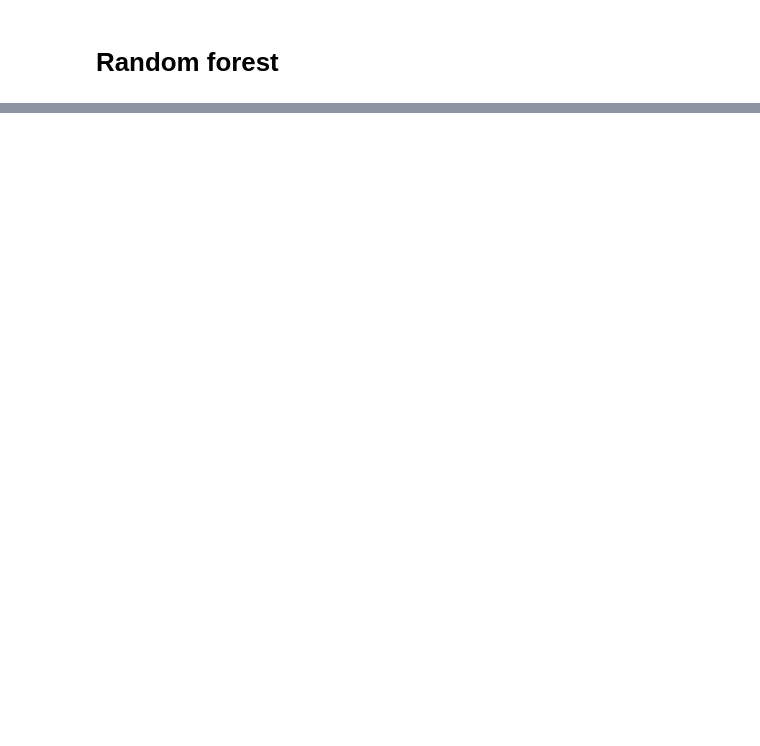
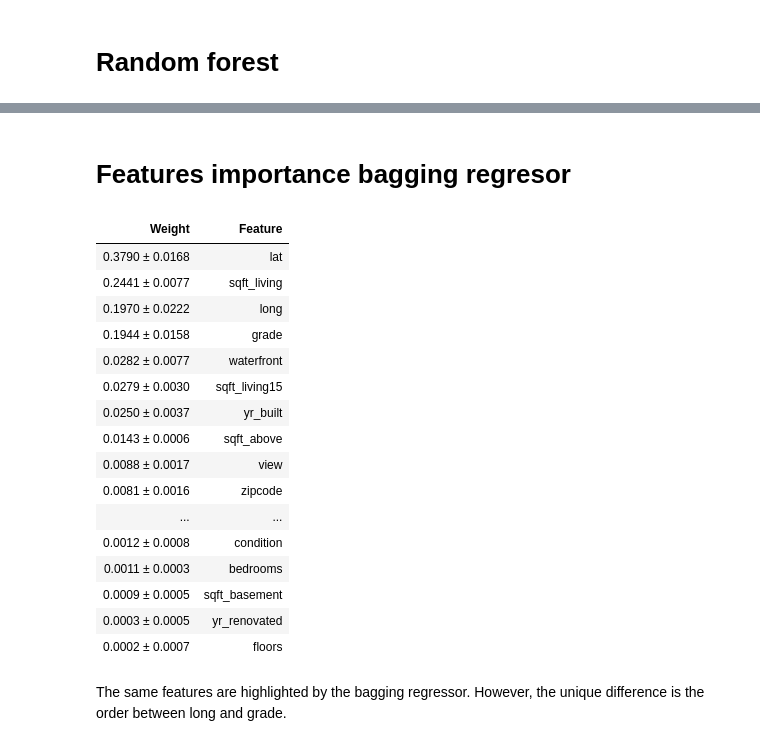
Before and after one commit to WilliamMejiaG/Homework, a Jupyter notebook: Bagged_Random_Forest.ipynb, the cells around one changed output, grey strips where cells are left out. Cells and saved outputs as stored; diff of their text form; code cells hidden in the pictures; blank space fills up the shorter version.

```diff
--- a/Bagged_Random_Forest.ipynb
+++ b/Bagged_Random_Forest.ipynb
@@ -120,0 +240,27 @@ AttributeError: ignored
+# %% [markdown]
+# Features importance bagging regresor
+# %%
+# Features importance
+my_model = BaggingRegressor(n_estimators=80,random_state=0).fit(X_train, y_train)
+perm = PermutationImportance(my_model, random_state=1).fit(X_test, y_test)
+eli5.show_weights(perm, feature_names = X_test.columns.tolist())
+# %% [output]
+| Weight | Feature |
+| 0.3790 ± 0.0168 | lat |
+| 0.2441 ± 0.0077 | sqft_living |
+| 0.1970 ± 0.0222 | long |
+| 0.1944 ± 0.0158 | grade |
+| 0.0282 ± 0.0077 | waterfront |
+| 0.0279 ± 0.0030 | sqft_living15 |
+| 0.0250 ± 0.0037 | yr_built |
+| 0.0143 ± 0.0006 | sqft_above |
+| 0.0088 ± 0.0017 | view |
+| 0.0081 ± 0.0016 | zipcode |
+| ... | ... |
+| 0.0012 ± 0.0008 | condition |
+| 0.0011 ± 0.0003 | bedrooms |
+| 0.0009 ± 0.0005 | sqft_basement |
+| 0.0003 ± 0.0005 | yr_renovated |
+| 0.0002 ± 0.0007 | floors |
+# %% [markdown]
+The same features are highlighted by the bagging regressor. However, the unique difference is the order between long and grade.
```
Also changed, not shown: parts of 30 cells of this notebook.
